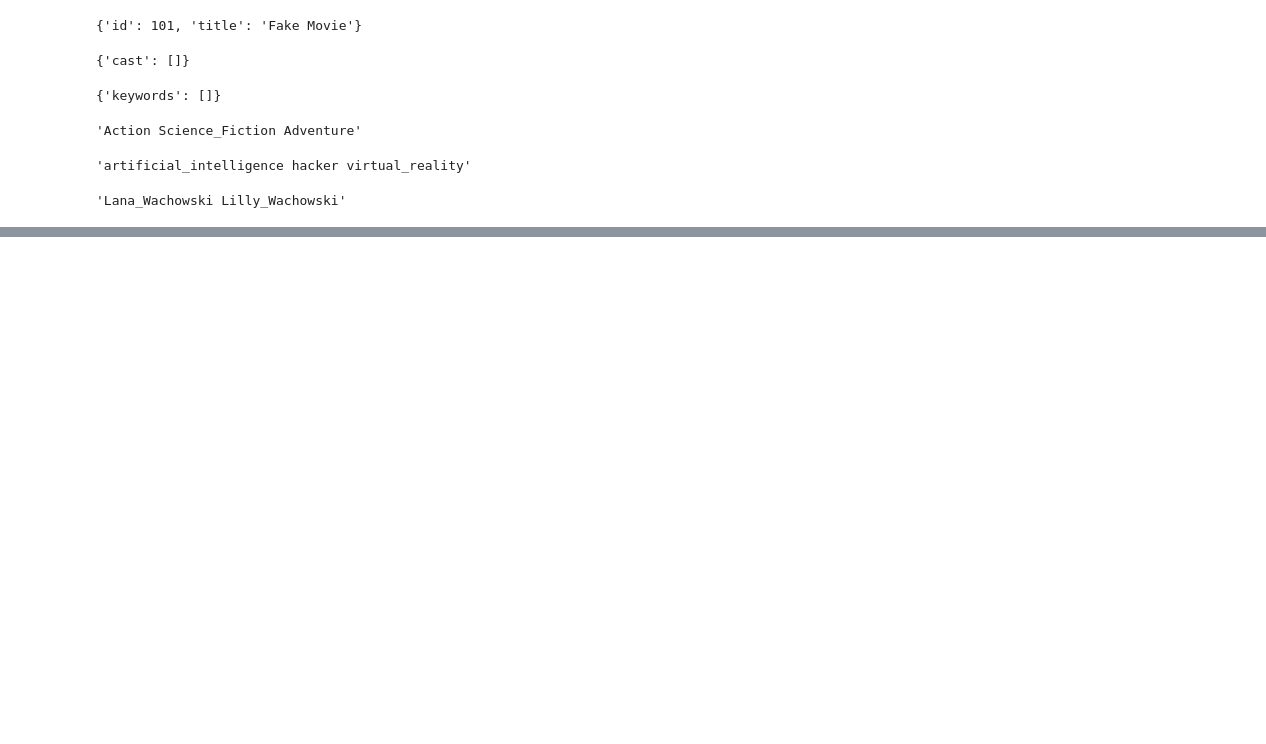
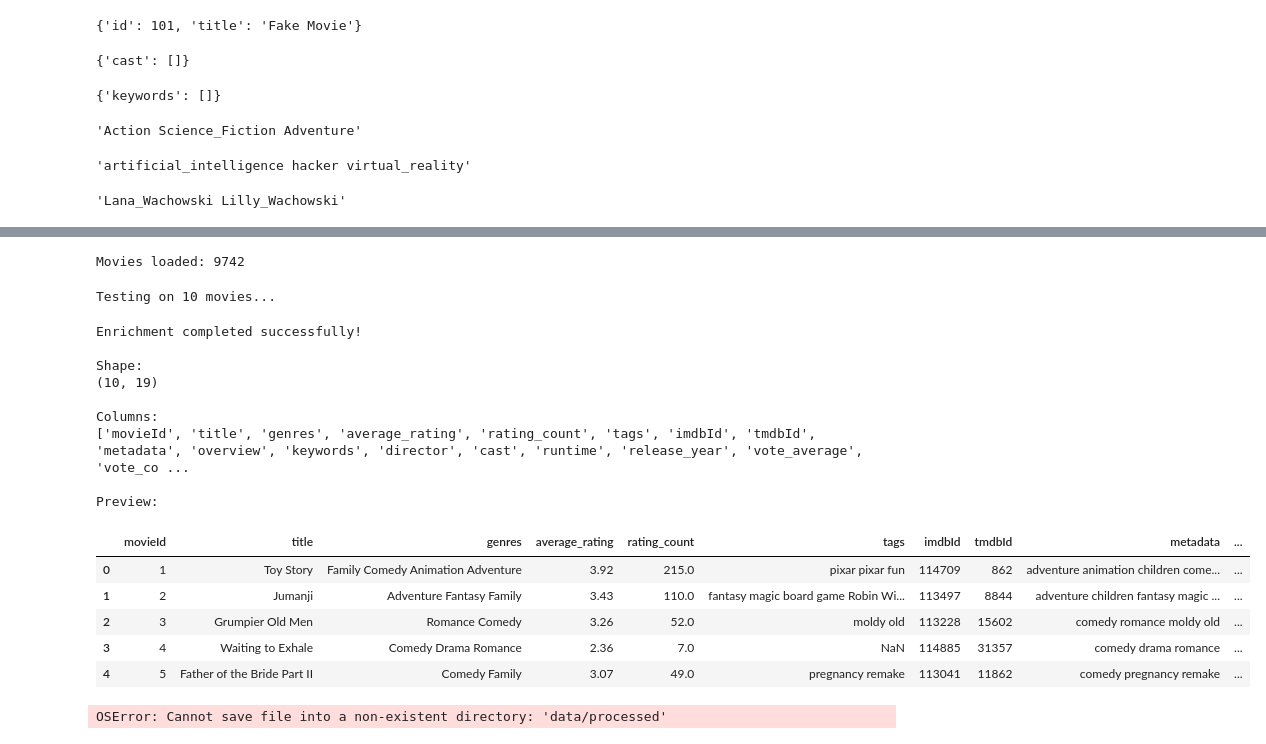
Before and after one commit to nikumbesmit/OmniRec, a Jupyter notebook: notebooks/04_tmdb_working.ipynb, the cells around one changed output, grey strips where cells are left out. Cells and saved outputs as stored; diff of their text form; code cells hidden in the pictures; blank space fills up the shorter version.

Commit message:
feat: integrate TMDB enrichment pipeline with MovieLens dataset

```diff
--- a/notebooks/04_tmdb_working.ipynb
+++ b/notebooks/04_tmdb_working.ipynb
@@ -154,0 +179,73 @@ enricher._extract_director(credits)
+# %%
+from pathlib import Path
+import pandas as pd
+
+# Finds the root directory assuming notebook is in a subdirectory (like 'notebooks/')
+project_root = Path.cwd().parent  # or Path.cwd() depending on where your notebook is
+file_path = project_root / "data" / "processed" / "movie_features.csv"
+
+movie_features = pd.read_csv(file_path)
+print(f"Movies loaded: {len(movie_features)}")
+# %% [output]
+Movies loaded: 9742
+# %%
+client = TMDBClient()
+cache = TMDBCache()
+
+fetcher = TMDBFetcher(
+    client=client,
+    cache=cache,
+)
+
+enricher = TMDBEnricher()
+
+pipeline = EnrichmentPipeline(
+    fetcher=fetcher,
+    enricher=enricher,
+)
+# %%
+sample_movies = movie_features.head(10)
+
+print(f"Testing on {len(sample_movies)} movies...\n")
+
+enriched_df = pipeline.enrich_movies(sample_movies)
+# %% [output]
+Testing on 10 movies...
+# %%
+print("\nEnrichment completed successfully!\n")
+
+print("Shape:")
+print(enriched_df.shape)
+
+print("\nColumns:")
+print(enriched_df.columns.tolist())
+
+print("\nPreview:")
+display(enriched_df.head())
+# %% [output]
+Enrichment completed successfully!
+
+Shape:
+(10, 19)
+
+Columns:
+['movieId', 'title', 'genres', 'average_rating', 'rating_count', 'tags', 'imdbId', 'tmdbId', 'metadata', 'overview', 'keywords', 'director', 'cast', 'runtime', 'release_year', 'vote_average', 'vote_co ...
+
+Preview:
+|  | movieId | title | genres | average_rating | rating_count | tags | imdbId | tmdbId | metadata | ... |
+| 0 | 1 | Toy Story | Family Comedy Animation Adventure | 3.92 | 215.0 | pixar pixar fun | 114709 | 862 | adventure animation children come... | ... |
+| 1 | 2 | Jumanji | Adventure Fantasy Family | 3.43 | 110.0 | fantasy magic board game Robin Wi... | 113497 | 8844 | adventure children fantasy magic ... | ... |
+| 2 | 3 | Grumpier Old Men | Romance Comedy | 3.26 | 52.0 | moldy old | 113228 | 15602 | comedy romance moldy old | ... |
+| 3 | 4 | Waiting to Exhale | Comedy Drama Romance | 2.36 | 7.0 | NaN | 114885 | 31357 | comedy drama romance | ... |
+| 4 | 5 | Father of the Bride Part II | Comedy Family | 3.07 | 49.0 | pregnancy remake | 113041 | 11862 | comedy pregnancy remake | ... |
+# %%
+output_path = "data/processed/enriched_movie_features_test.csv"
+
+enriched_df.to_csv(
+    output_path,
+    index=False,
+)
+
+print(f"\nSaved to: {output_path}")
+# %% [output]
+OSError: Cannot save file into a non-existent directory: 'data/processed'
```
Also changed, not shown: parts of 3 cells of this notebook, 5 other files.
